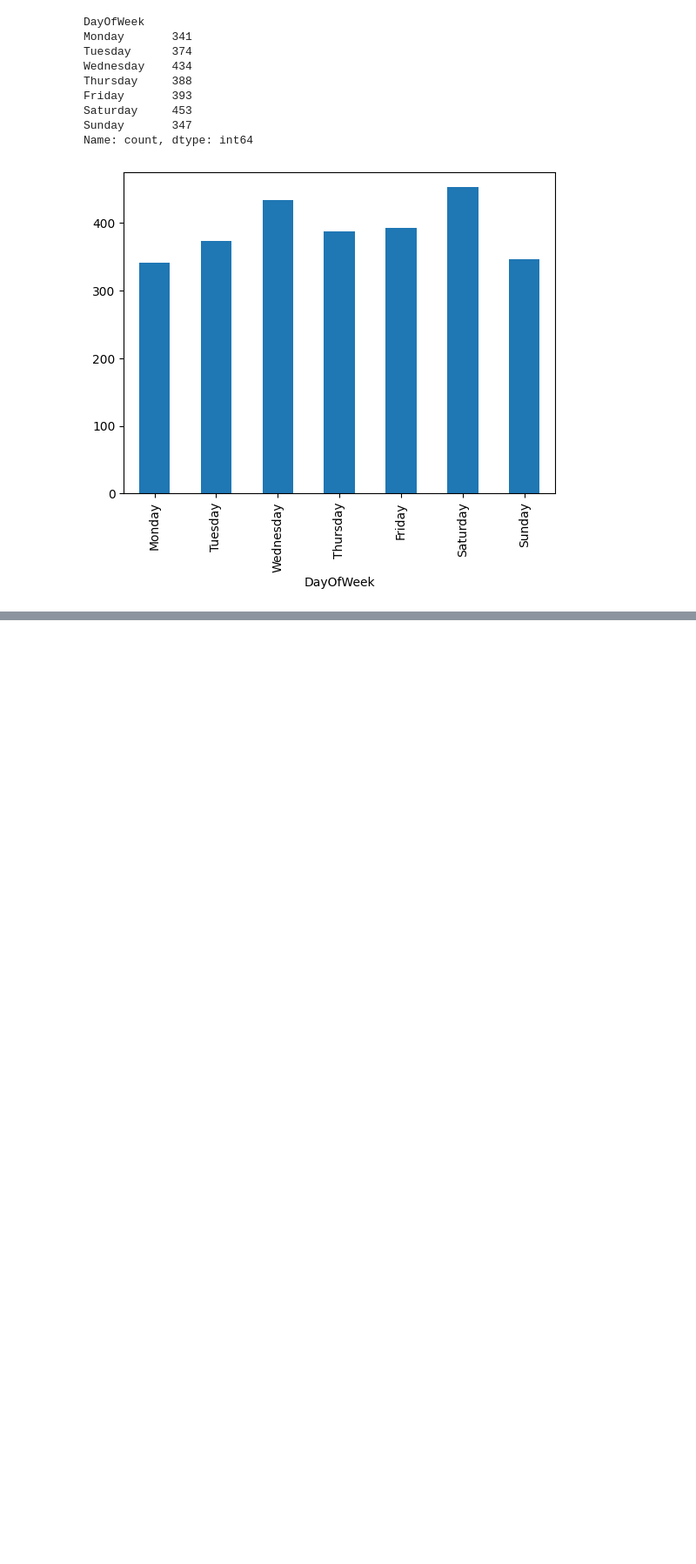
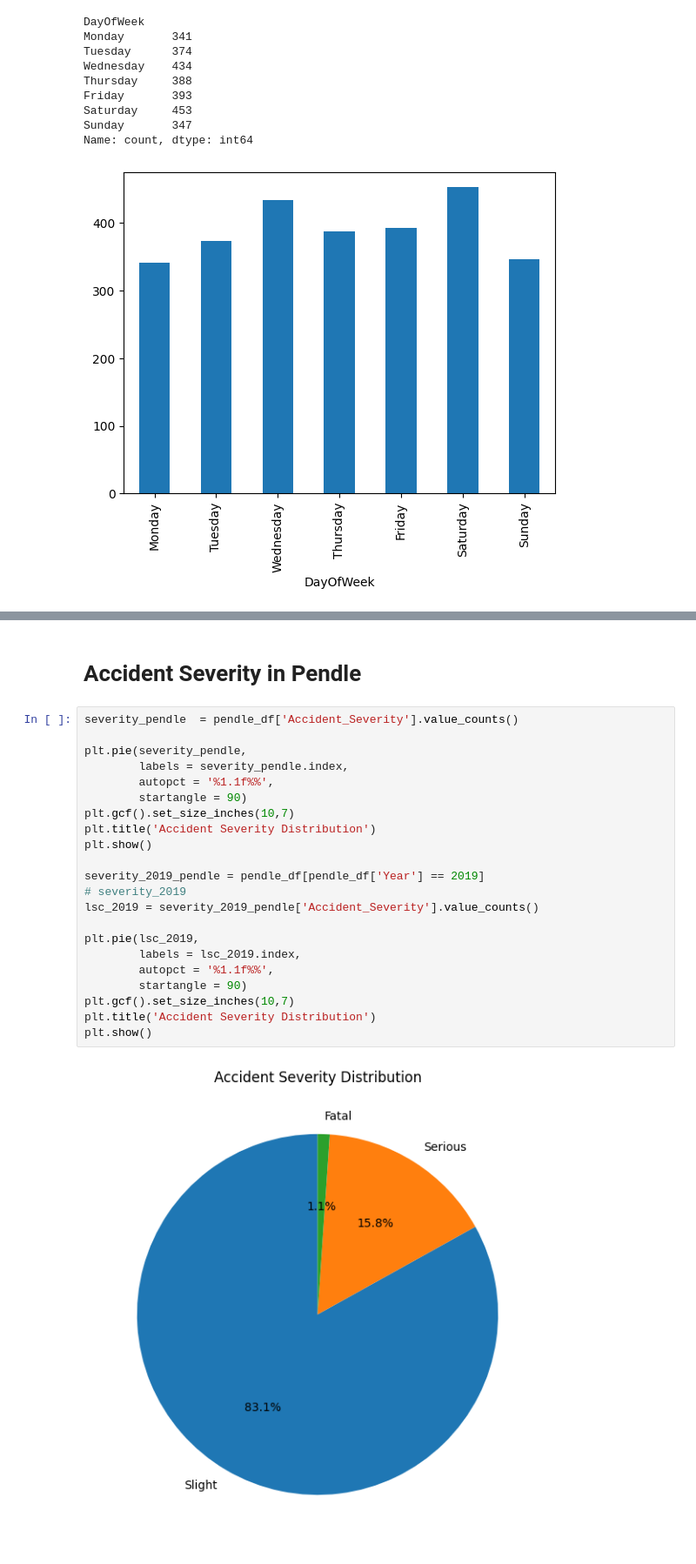
Before and after one commit to alleysOonie/ELEC303-DATA-ANALYTICS-CALDERON, a Jupyter notebook: UK ROAD ACCIDENT.ipynb, the cells around one changed output, grey strips where cells are left out. Shown at 87% size. Drawn from its saved outputs; the diff is of its cells as text; blank space fills up the shorter version.

```diff
--- a/UK ROAD ACCIDENT.ipynb
+++ b/UK ROAD ACCIDENT.ipynb
@@ -1132,0 +1252,26 @@ Name: count, dtype: int64
+# %% [markdown]
+<h1> Accident Severity in Pendle</h1>
+# %%
+severity_pendle  = pendle_df['Accident_Severity'].value_counts()
+
+plt.pie(severity_pendle,
+        labels = severity_pendle.index,
+        autopct = '%1.1f%%',
+        startangle = 90)
+plt.gcf().set_size_inches(10,7)
+plt.title('Accident Severity Distribution')
+plt.show()
+
+severity_2019_pendle = pendle_df[pendle_df['Year'] == 2019]
+# severity_2019
+lsc_2019 = severity_2019_pendle['Accident_Severity'].value_counts()
+
+plt.pie(lsc_2019,
+        labels = lsc_2019.index,
+        autopct = '%1.1f%%',
+        startangle = 90)
+plt.gcf().set_size_inches(10,7)
+plt.title('Accident Severity Distribution')
+plt.show()
+# %% [output]
+[figure, added]
```
Also changed, not shown: parts of 21 cells of this notebook.
